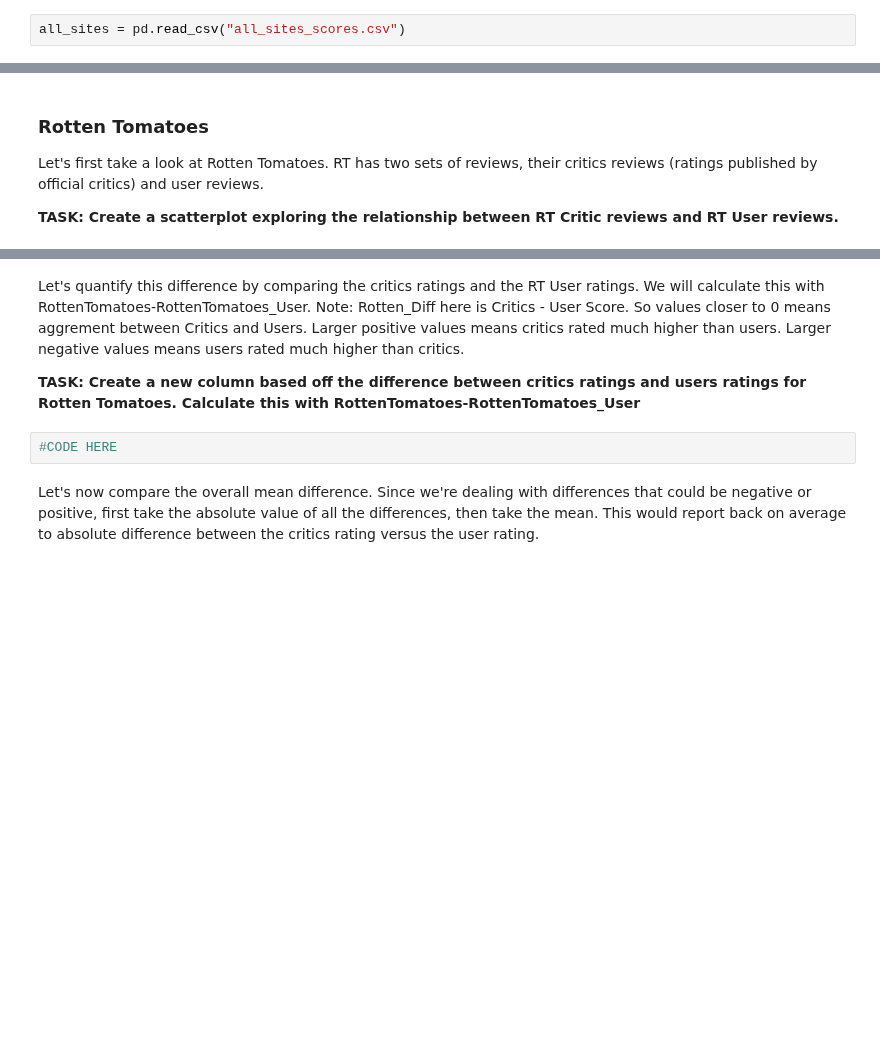
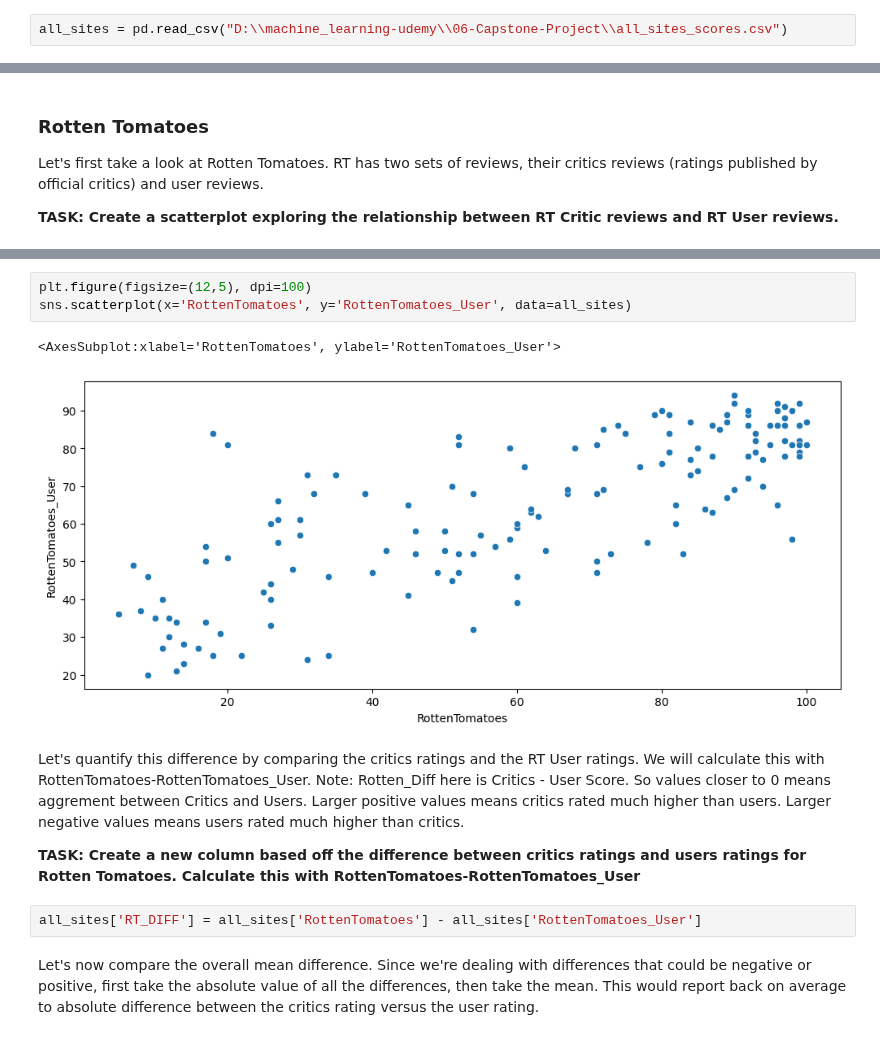
Before and after one commit to Denisse-AB/machine-learning, a Jupyter notebook: Capstone-Project-Numpy-Seaborn.ipynb, the cells around one changed output, grey strips where cells are left out. Cells and saved outputs as stored; diff of their text form; blank space fills up the shorter version.

Commit message:
Project 1

```diff
--- a/Capstone-Project-Numpy-Seaborn.ipynb
+++ b/Capstone-Project-Numpy-Seaborn.ipynb
@@ -234,6 +234,6 @@ Let's now compare the scores from Fandango to other movies sites and see how the
 
 **TASK: Read in the "all_sites_scores.csv" file by running the cell below**
 # %%
-all_sites = pd.read_csv("all_sites_scores.csv")
+all_sites = pd.read_csv("D:\\machine_learning-udemy\\06-Capstone-Project\\all_sites_scores.csv")
 # %% [markdown]
 **TASK: Explore the DataFrame columns, info, description.**
@@ -288,9 +285,15 @@ Let's first take a look at Rotten Tomatoes. RT has two sets of reviews, their cr
+# %%
+plt.figure(figsize=(12,5), dpi=100)
+sns.scatterplot(x='RottenTomatoes', y='RottenTomatoes_User', data=all_sites)
+# %% [output]
+<AxesSubplot:xlabel='RottenTomatoes', ylabel='RottenTomatoes_User'>
+[figure, added]
 # %% [markdown]
 Let's quantify this difference by comparing the critics ratings and the RT User ratings. We will calculate this with RottenTomatoes-RottenTomatoes_User. Note: Rotten_Diff here is Critics - User Score. So values closer to 0 means aggrement between Critics and Users. Larger positive values means critics rated much higher than users. Larger negative values means users rated much higher than critics.
 
 **TASK: Create a new column based off the difference between critics ratings and users ratings for Rotten Tomatoes. Calculate this with RottenTomatoes-RottenTomatoes_User**
-# %%
-#CODE HERE
+# %%
+all_sites['RT_DIFF'] = all_sites['RottenTomatoes'] - all_sites['RottenTomatoes_User']
 # %% [markdown]
 Let's now compare the overall mean difference. Since we're dealing with differences that could be negative or positive, first take the absolute value of all the differences, then take the mean. This would report back on average to absolute difference between the critics rating versus the user rating.
 # %% [markdown]
```
Also changed, not shown: parts of 15 cells of this notebook.
